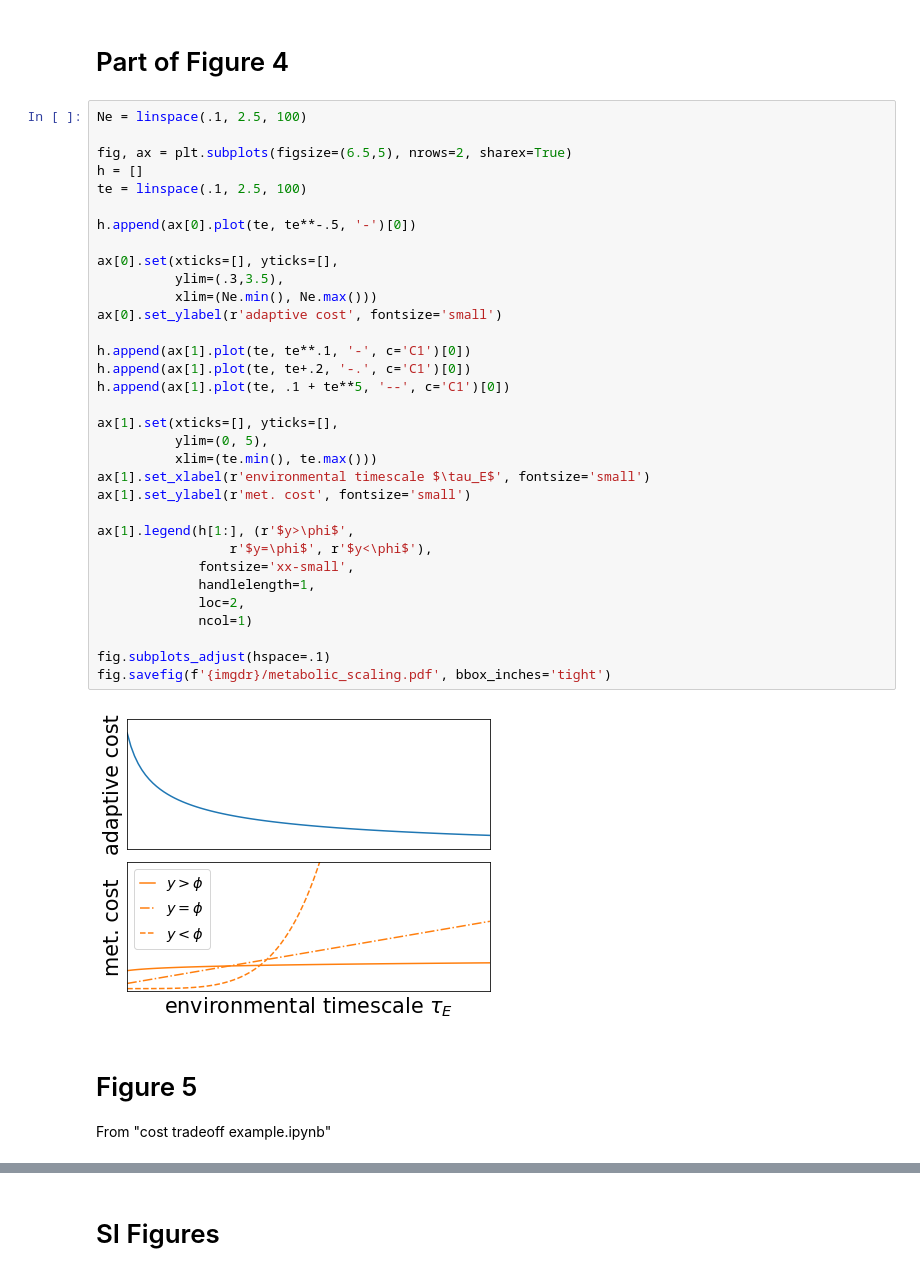
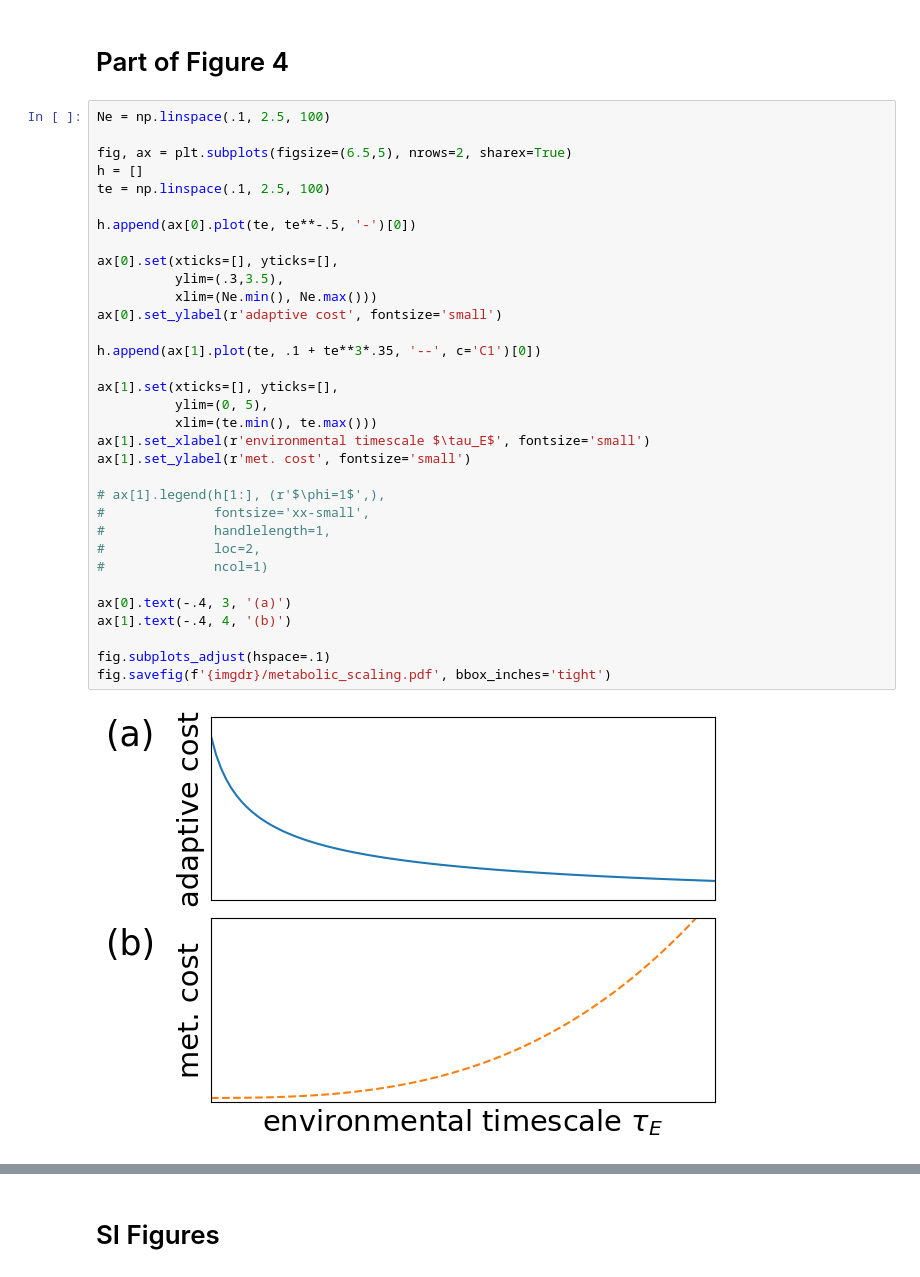
Before and after one commit to eltrompetero/adaptation, a Jupyter notebook: plotting.ipynb, the cells around one changed output, grey strips where cells are left out. Drawn from its saved outputs; the diff is of its cells as text.

```diff
--- a/plotting.ipynb
+++ b/plotting.ipynb
@@ -392,40 +396,37 @@ fig.savefig('%s/memory_v_forgetting.pdf'%imgdr, bbox_inches='tight')
 # %% [markdown]
 # Part of Figure 4
 # %%
-Ne = linspace(.1, 2.5, 100)
+Ne = np.linspace(.1, 2.5, 100)
 
 fig, ax = plt.subplots(figsize=(6.5,5), nrows=2, sharex=True)
 h = []
-te = linspace(.1, 2.5, 100)
+te = np.linspace(.1, 2.5, 100)
 
 h.append(ax[0].plot(te, te**-.5, '-')[0])
 
 ax[0].set(xticks=[], yticks=[],
           ylim=(.3,3.5),
           xlim=(Ne.min(), Ne.max()))
 ax[0].set_ylabel(r'adaptive cost', fontsize='small')
 
-h.append(ax[1].plot(te, te**.1, '-', c='C1')[0])
-h.append(ax[1].plot(te, te+.2, '-.', c='C1')[0])
-h.append(ax[1].plot(te, .1 + te**5, '--', c='C1')[0])
+h.append(ax[1].plot(te, .1 + te**3*.35, '--', c='C1')[0])
 
 ax[1].set(xticks=[], yticks=[],
           ylim=(0, 5),
           xlim=(te.min(), te.max()))
 ax[1].set_xlabel(r'environmental timescale $\tau_E$', fontsize='small')
 ax[1].set_ylabel(r'met. cost', fontsize='small')
 
-ax[1].legend(h[1:], (r'$y>\phi$',
-                 r'$y=\phi$', r'$y<\phi$'),
-             fontsize='xx-small',
-             handlelength=1,
-             loc=2,
-             ncol=1)
+# ax[1].legend(h[1:], (r'$\phi=1$',),
+#              fontsize='xx-small',
+#              handlelength=1,
+#              loc=2,
+#              ncol=1)
+
+ax[0].text(-.4, 3, '(a)')
+ax[1].text(-.4, 4, '(b)')
 
 fig.subplots_adjust(hspace=.1)
 fig.savefig(f'{imgdr}/metabolic_scaling.pdf', bbox_inches='tight')
 # %% [output]
-[figure, old version]
+[figure, new version]
-# %% [markdown]
-# Figure 5
-From "cost tradeoff example.ipynb"
```
Also changed, not shown: parts of 28 cells of this notebook.
